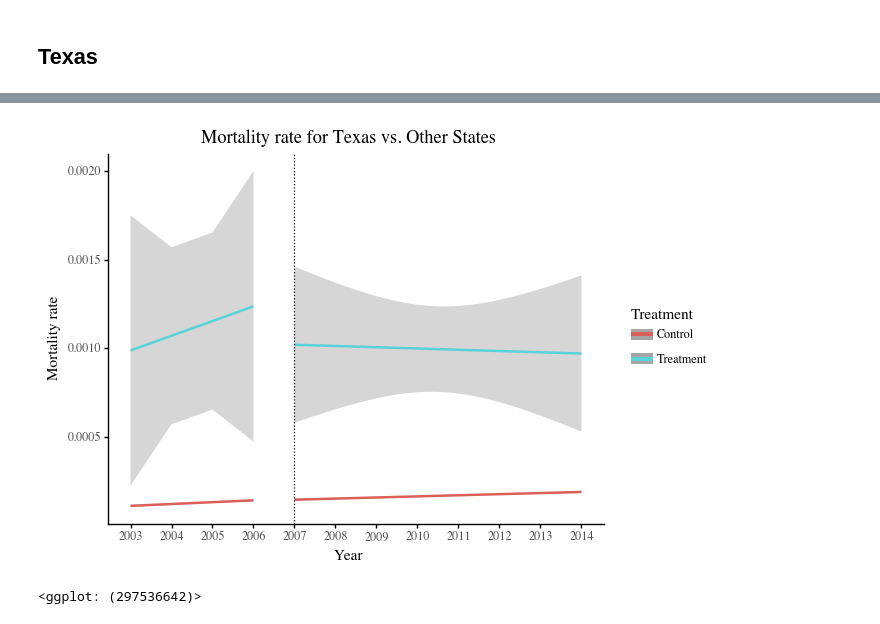
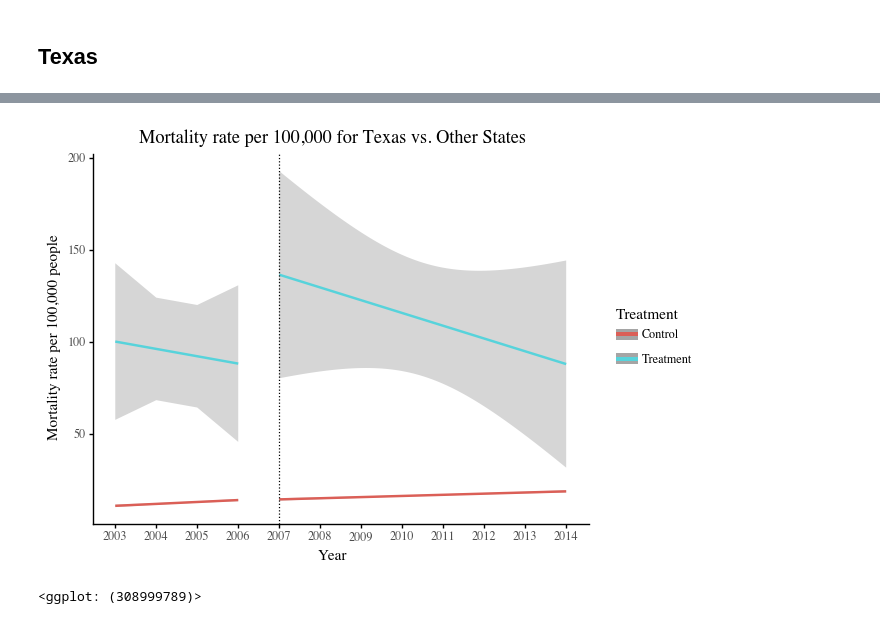
Before and after one commit to clarissaache/opioid-control-regulation-analysis, a Jupyter notebook: 20_intermediate_files/diff_deaths.ipynb, the cells around one changed output, grey strips where cells are left out. Drawn from its saved outputs; the diff is of its cells as text; code cells hidden in the pictures.

```diff
--- a/20_intermediate_files/diff_deaths.ipynb
+++ b/20_intermediate_files/diff_deaths.ipynb
@@ -4,4 +4,4 @@
 import pandas as pd
 import numpy as np
 Deaths = pd.read_csv('deaths-pop-merge.csv')
-Deaths
+Deaths['Mortality_rate_per100000']=Deaths['death_prop']*100000
@@ -59,7 +45,7 @@ def diffIndiff(prepolicy_contr,postpolicy_contr,prepolicy_treatment,postpolicy_t
     )
     + geom_vline(xintercept=policyyear, linetype="dotted")
     + xlab("Year")
-    + ylab("Mortality rate")
+    + ylab("Mortality rate per 100,000 people")
     + theme_classic(base_family="Times")
     + scale_x_continuous(breaks=[2003,2004,2005,2006, 2007,2008, 2009,2010,2011 ,2012,2013,2014], limits=[2003, 2014])
     )
@@ -99,7 +145,7 @@ post_contr=Txdf[(Txdf.Treatment=='Control')&(Txdf.Year>=2007)]
 # %%
-m=diffIndiff(pre_contr,post_contr,pre_Tx,post_Tx,'Year','death_prop',2007)+ labs(title="Mortality rate for Texas vs. Other States", color="Treatment")
-ggsave(plot=m,filename='Mortality-rate-Tx.png') #saves it as a png
+m=diffIndiff(pre_contr,post_contr,pre_Tx,post_Tx,'Year','Mortality_rate_per100000',2007)+ labs(title="Mortality rate per 100,000 for Texas vs. Other States", color="Treatment")
+#ggsave(plot=m,filename='Diff-Diff-Mortality-rate-Tx.png') #saves it as a png
 m
 # %% [output]
-[figure, old version]
+[figure, new version]
-<ggplot: (297536642)>
+<ggplot: (308999789)>
```
Also changed, not shown: parts of 7 cells of this notebook, 16 other files.
